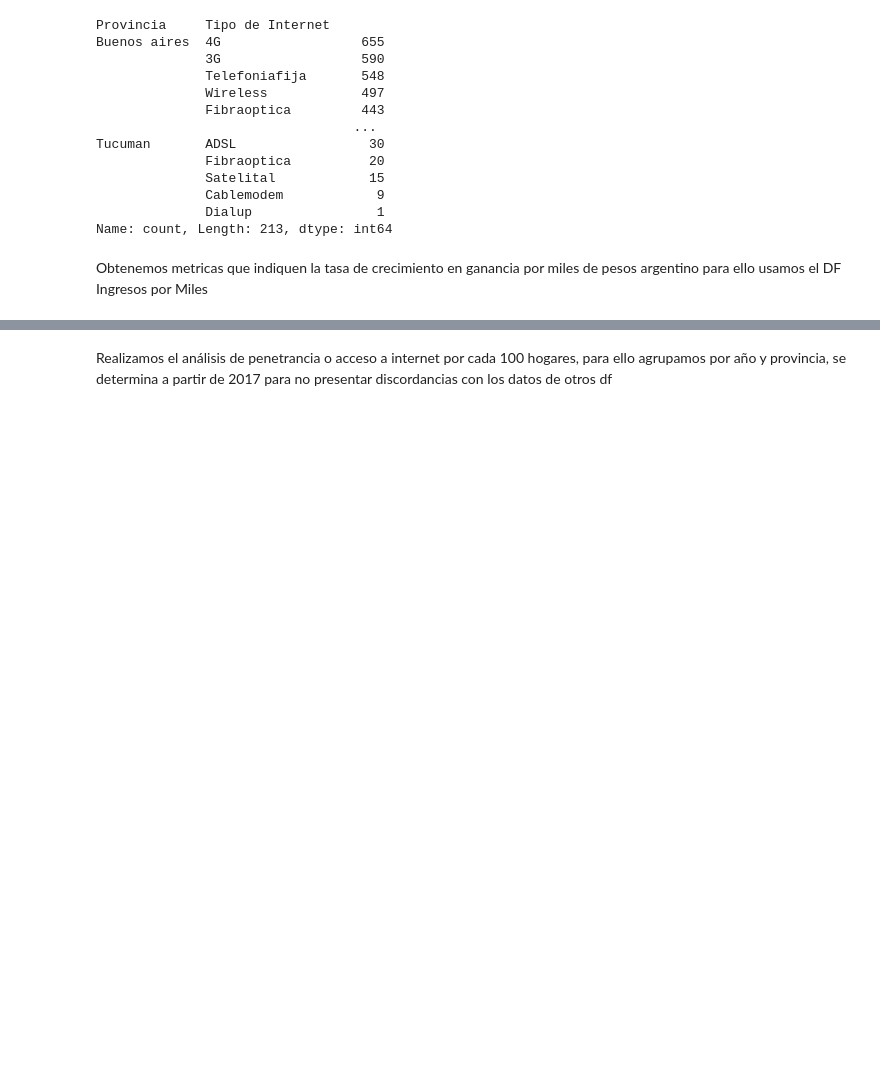
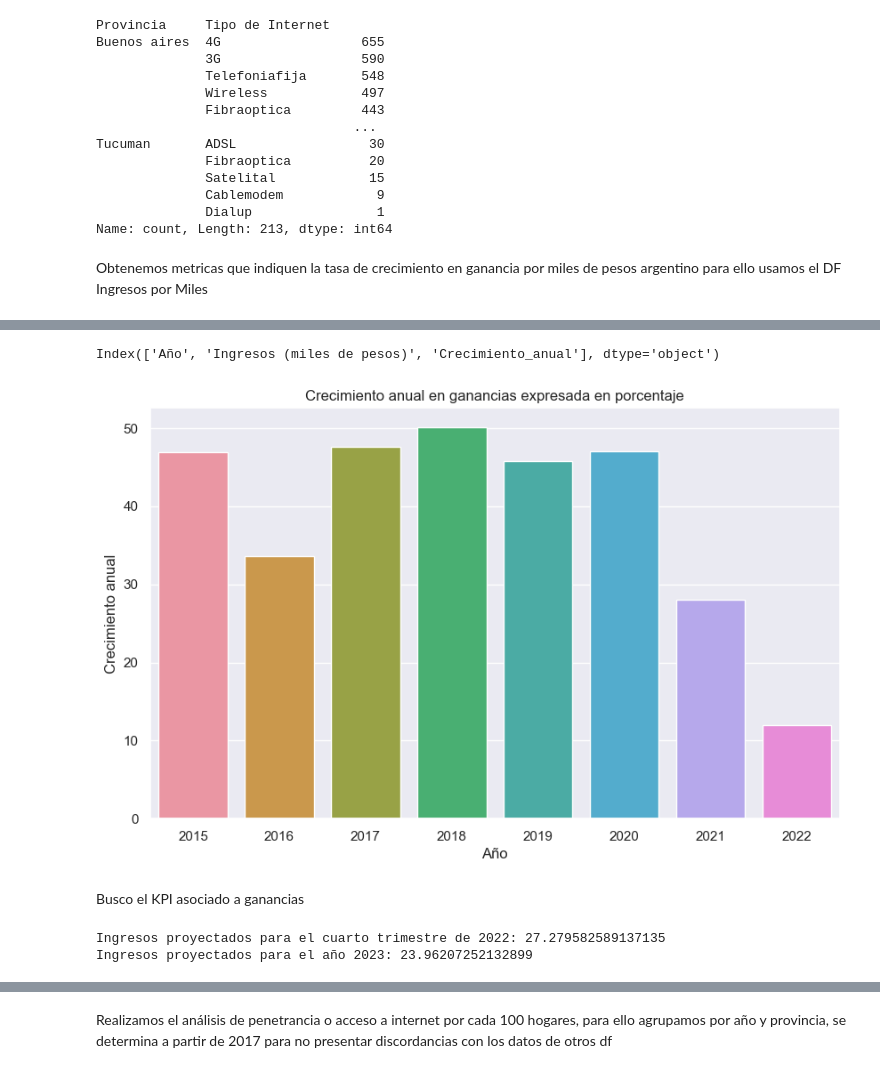
Before and after one commit to EmilianoEmanuelSosa/Telecom-Analytics-Engine, a Jupyter notebook: Cambios.ipynb, the cells around one changed output, grey strips where cells are left out. Drawn from its saved outputs; the diff is of its cells as text; code cells hidden in the pictures; blank space fills up the shorter version.

Commit message:
creo que ya no puedo mas

```diff
--- a/Cambios.ipynb
+++ b/Cambios.ipynb
@@ -413,0 +404,4 @@ agrupado_por_año
+# %%
+#Se agrupa por año e Ingresos miles de pesos
+Internet_ingresos = Internet_ingresos.groupby('Año').sum()
+Internet_ingresos.drop(['Trimestre', 'Periodo'], axis=1, inplace=True)
@@ -413,0 +421,66 @@ agrupado_por_año
+# %%
+# Calculamos la tasa de crecimiento en porcentaje
+Internet_ingresos['Crecimiento_anual'] = Internet_ingresos['Ingresos (miles de pesos)'].pct_change() * 100
+
+# Replace NaN values with 0 for the year 2014
+Internet_ingresos.loc[Internet_ingresos['Año'] == 2014, 'Crecimiento_anual'] = 0
+# %%
+#Realizo un reindex de columna
+Internet_ingresos = Internet_ingresos.reset_index()
+# %%
+#Garantizo que si quedaran
+Internet_ingresos.columns
+# %% [output]
+Index(['Año', 'Ingresos (miles de pesos)', 'Crecimiento_anual'], dtype='object')
+# %%
+# Filtrar el DataFrame para omitir el año 2014
+Internet_ingresos_filtered = Internet_ingresos[Internet_ingresos['Año'] != 2014]
+
+# Ordenar el DataFrame filtrado por Crecimiento_anual de forma decreciente
+Internet_ingresos_sorted = Internet_ingresos_filtered.sort_values('Crecimiento_anual', ascending=False)
+
+sns.set(style='darkgrid', palette='viridis')
+
+# Crear el gráfico de barras
+plt.figure(figsize=(10, 6))
+sns.barplot(x='Año', y='Crecimiento_anual', data=Internet_ingresos_sorted)
+
+# Personalizar el gráfico
+plt.title('Crecimiento anual en ganancias expresada en porcentaje')
+plt.xlabel('Año')
+plt.ylabel('Crecimiento anual')
+
+# Mostrar el gráfico
+plt.show()
+
+#En este grafico se observa que el mayor crecimiento anual en cuando a ganancias con relacion al año anterior
+#está representado por el año 2018, seguido del 2017
+# %% [output]
+[figure, added]
+# %% [markdown]
+Busco el KPI asociado a ganancias
+# %%
+#Se obtuvieron las metricas para crecimiento porcentual por año, a partir de ello se realiza un modelo de regresión lineal para
+#calcular que se esperaría para el 4 trimestre y año 2023
+
+from sklearn.linear_model import LinearRegression #Importo la libería sklearn para obtener la regresión lineal
+
+# Creo una variable para considerar datos hasta 2022, utilizo el método dropna dado que 2014 no tiene datos y debe omitirse
+datos_hasta_2022 = datos_hasta_2022.dropna(subset=['Crecimiento_anual'])
+
+# Creo el modelo de regresión lineal para ello asigno las variables dependiente e independiente
+X = datos_hasta_2022['Año'].values.reshape(-1, 1) #Variable Independiente
+y = datos_hasta_2022['Crecimiento_anual'] #Variable dependiente, es mi objetivo real lo que quiero saber, ¿que pasará? o puedo esperar basado en mi comportamiento anterior
+modelo.fit(X, y)
+
+
+# Predecir los ingresos para el cuarto trimestre de 2022 y el año 2023
+ingresos_2022 = modelo.predict([[2022]]) #predict es una extensión que me permite saber en base a los datos lo que puede suceder
+ingresos_2023 = modelo.predict([[2023]])
+
+# Mostrar los resultados
+print("Ingresos proyectados para el cuarto trimestre de 2022:", ingresos_2022[0])
+print("Ingresos proyectados para el año 2023:", ingresos_2023[0])
+# %% [output]
+Ingresos proyectados para el cuarto trimestre de 2022: 27.279582589137135
+Ingresos proyectados para el año 2023: 23.96207252132899
```
Also changed, not shown: parts of 40 cells of this notebook, 2 other files.
